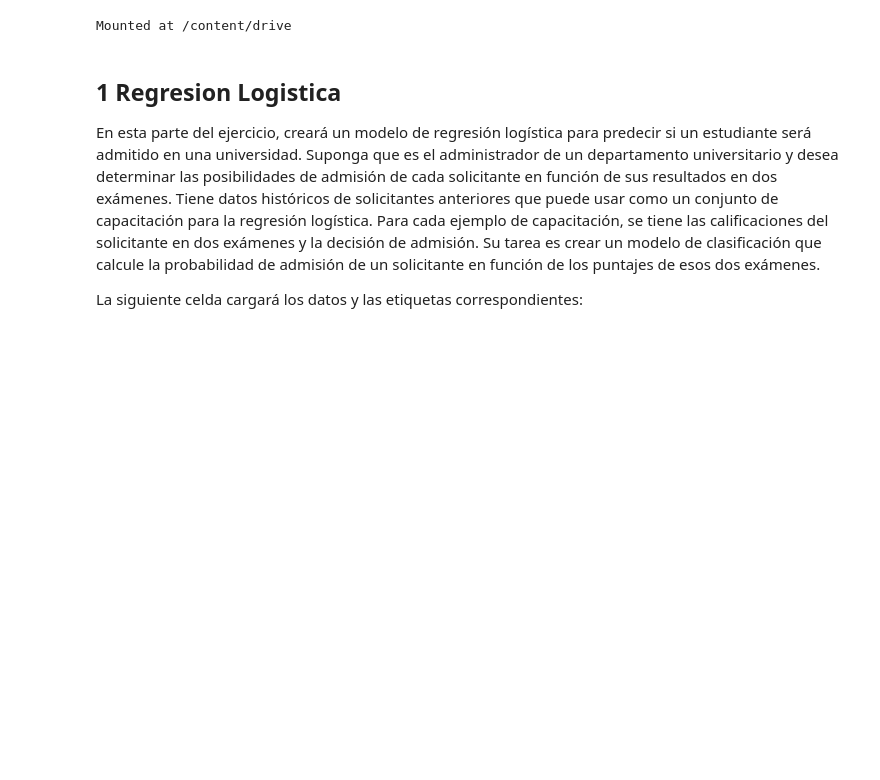
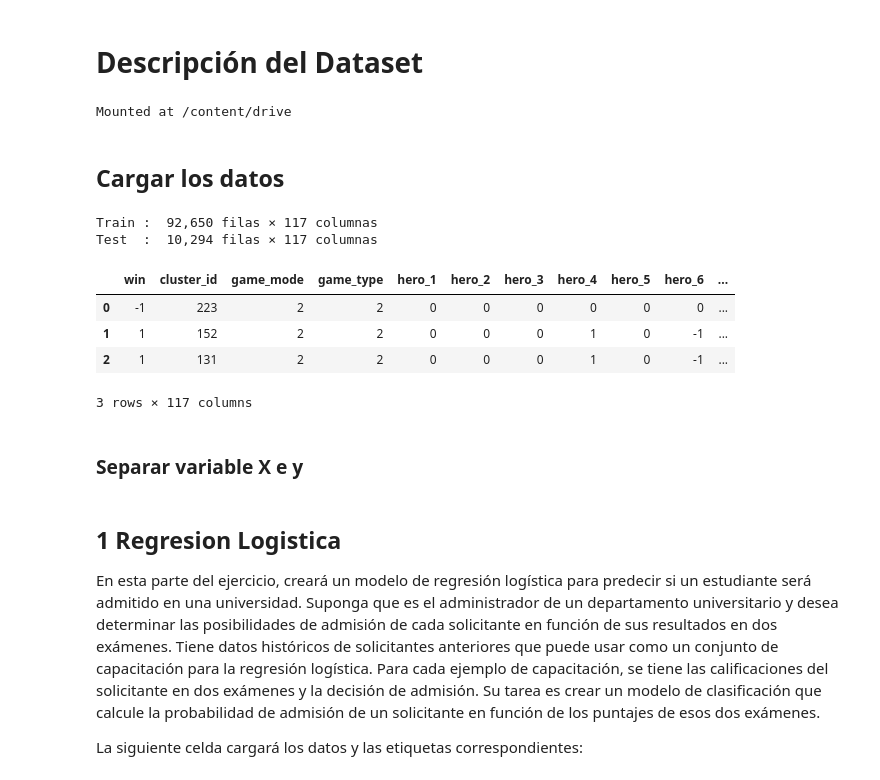
Before and after one commit to xKevin441/SIS420-IA-Kevin-Tarqui, a Jupyter notebook: Laboratorio 02 Regresión logística.ipynb, the cells around one changed output. Drawn from its saved outputs; the diff is of its cells as text; code cells hidden in the pictures; blank space fills up the shorter version.

Commit message:
Se creó con Colab

```diff
--- a/Laboratorio 02 Regresión logística.ipynb
+++ b/Laboratorio 02 Regresión logística.ipynb
@@ -6,0 +5,2 @@ En este ejercicio se implementa regresion logistica y se aplica a dos diferentes
+# %% [markdown]
+# Descripción del Dataset
@@ -27,3 +18,26 @@ from scipy import optimize
+# %% [markdown]
+## Cargar los datos
+# %%
+# El CSV no tiene encabezado; se asignan nombres manualmente.
+col_names = ['win', 'cluster_id', 'game_mode', 'game_type'] + \
+            [f'hero_{i}' for i in range(1, 114)]
+
+df_train = pd.read_csv('/content/drive/MyDrive/Colab Notebooks/machine learning/datasets/dota2Train.csv', header=None, names=col_names)
+df_test  = pd.read_csv('/content/drive/MyDrive/Colab Notebooks/machine learning/datasets/dota2Test.csv',  header=None, names=col_names)
+
+print(f'Train : {df_train.shape[0]:>7,} filas × {df_train.shape[1]} columnas')
+print(f'Test  : {df_test.shape[0]:>7,} filas × {df_test.shape[1]} columnas')
+df_train.head(3)
+# %% [output]
+Train :  92,650 filas × 117 columnas
+Test  :  10,294 filas × 117 columnas
+|  | win | cluster_id | game_mode | game_type | hero_1 | hero_2 | hero_3 | hero_4 | hero_5 | hero_6 | ... |
+| 0 | -1 | 223 | 2 | 2 | 0 | 0 | 0 | 0 | 0 | 0 | ... |
+| 1 | 1 | 152 | 2 | 2 | 0 | 0 | 0 | 1 | 0 | -1 | ... |
+| 2 | 1 | 131 | 2 | 2 | 0 | 0 | 0 | 1 | 0 | -1 | ... |
+3 rows × 117 columns
+# %% [markdown]
+### Separar variable X e y
 # %% [markdown]
 ## 1 Regresion Logistica
 
```
Also changed, not shown: parts of 4 cells of this notebook.
